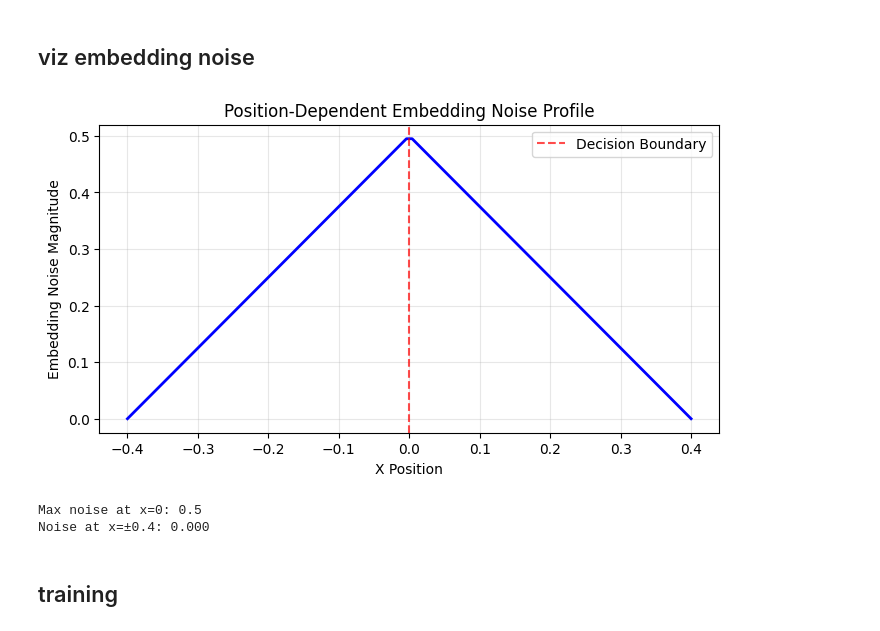
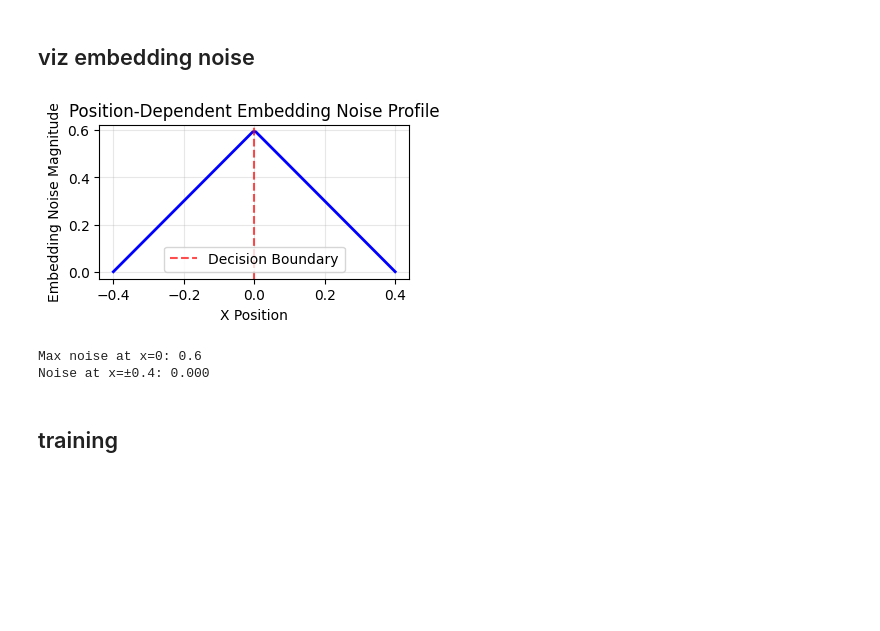
Before and after one commit to siyer7/asymmetry_design, a Jupyter notebook: code/NN.ipynb, the cells around one changed output. Drawn from its saved outputs; the diff is of its cells as text; code cells hidden in the pictures; blank space fills up the shorter version.

```diff
--- a/code/NN.ipynb
+++ b/code/NN.ipynb
@@ -58,10 +92,16 @@ Unique X positions: 20
 # %% [markdown]
 ## setup model
 # %%
-import torch.nn as nn
-from torch.utils.data import DataLoader, TensorDataset
-import torch.nn.functional as F
-from torch.optim import Adam
+# Hyperparameters
+divider_position = 0.0
+boundary_width   = 0.05
+learning_rate    = 1e-3
+batch_size       = 16  # Smaller batch size for better gradient estimates
+num_epochs       = 100  # Reduced epochs since we have more data
+
+# Store test predictions every N epochs for analysis
+test_predictions_history = []
+test_epoch_interval = 1  # Store predictions every 1 epoch
 
 # Define the model architecture with position-dependent embedding noise
 class NoisyModel(nn.Module):
@@ -108,14 +148,8 @@ class NoisyModel(nn.Module):
         return output
 
 # Create model with position-dependent embedding noise
-model = NoisyModel(max_embedding_noise=.5, production_noise=0.2, noise_range=0.4)
+model = NoisyModel(max_embedding_noise=.6, production_noise=.3, noise_range=.4)
 
-# Hyperparameters
-divider_position = 0.0
-boundary_width   = 0.05
-learning_rate    = 3e-2
-batch_size       = 32  # Smaller batch size for better gradient estimates
-num_epochs       = 1000  # Reduced epochs since we have more data
 
 # Prepare data loaders
 train_dataset = TensorDataset(X_train_tensor, Y_train_tensor, labels_train_tensor)
@@ -125,36 +159,32 @@ test_dataset = TensorDataset(X_test_tensor, Y_test_tensor, labels_test_tensor)
 test_loader = DataLoader(test_dataset, batch_size=batch_size, shuffle=False)
 
 # Optimizer & history
-optimizer = Adam(model.parameters(), lr=learning_rate)
+optimizer = Adam(model.parameters(), lr=learning_rate, weight_decay=1e-4) # regularization
 history = {'train_mse': [], 'train_bce': [], 'train_total': [], 'train_accuracy': [],
           'test_mse': [], 'test_bce': [], 'test_total': [], 'test_accuracy': []}
-
-# Store test predictions every N epochs for analysis
-test_predictions_history = []
-test_epoch_interval = 50  # Store predictions every 50 epochs
 # %% [markdown]
 ## viz embedding noise
 # %%
 # Visualize the position-dependent noise profile
 x_test_range = torch.linspace(-0.4, 0.4, 100).unsqueeze(1)
 with torch.no_grad():
     noise_magnitudes = model._compute_embedding_noise_magnitude(x_test_range)
 
-plt.figure(figsize=(8, 4))
+plt.figure(figsize=(4, 2))
 plt.plot(x_test_range.squeeze(), noise_magnitudes.squeeze(), 'b-', linewidth=2)
 plt.axvline(x=0, color='red', linestyle='--', alpha=0.7, label='Decision Boundary')
 plt.xlabel('X Position')
 plt.ylabel('Embedding Noise Magnitude')
 plt.title('Position-Dependent Embedding Noise Profile')
 plt.grid(True, alpha=0.3)
 plt.legend()
 plt.show()
 
 print(f"Max noise at x=0: {model.max_embedding_noise}")
 print(f"Noise at x=±0.4: {model._compute_embedding_noise_magnitude(torch.tensor([[0.4]])).item():.3f}")
 # %% [output]
-[figure, old version]
+[figure, new version]
-Max noise at x=0: 0.5
+Max noise at x=0: 0.6
 Noise at x=±0.4: 0.000
 # %% [markdown]
 ## training
```
Also changed, not shown: parts of 6 cells of this notebook.
